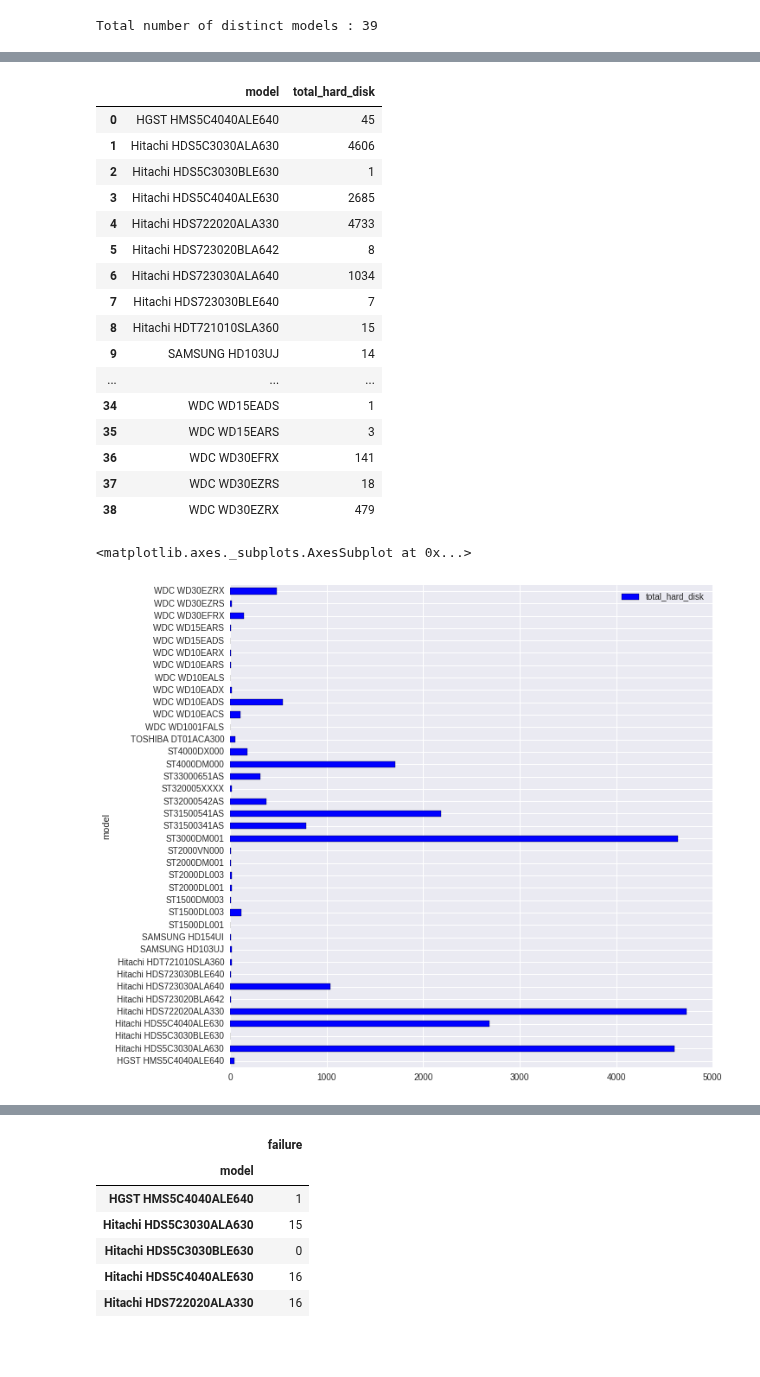
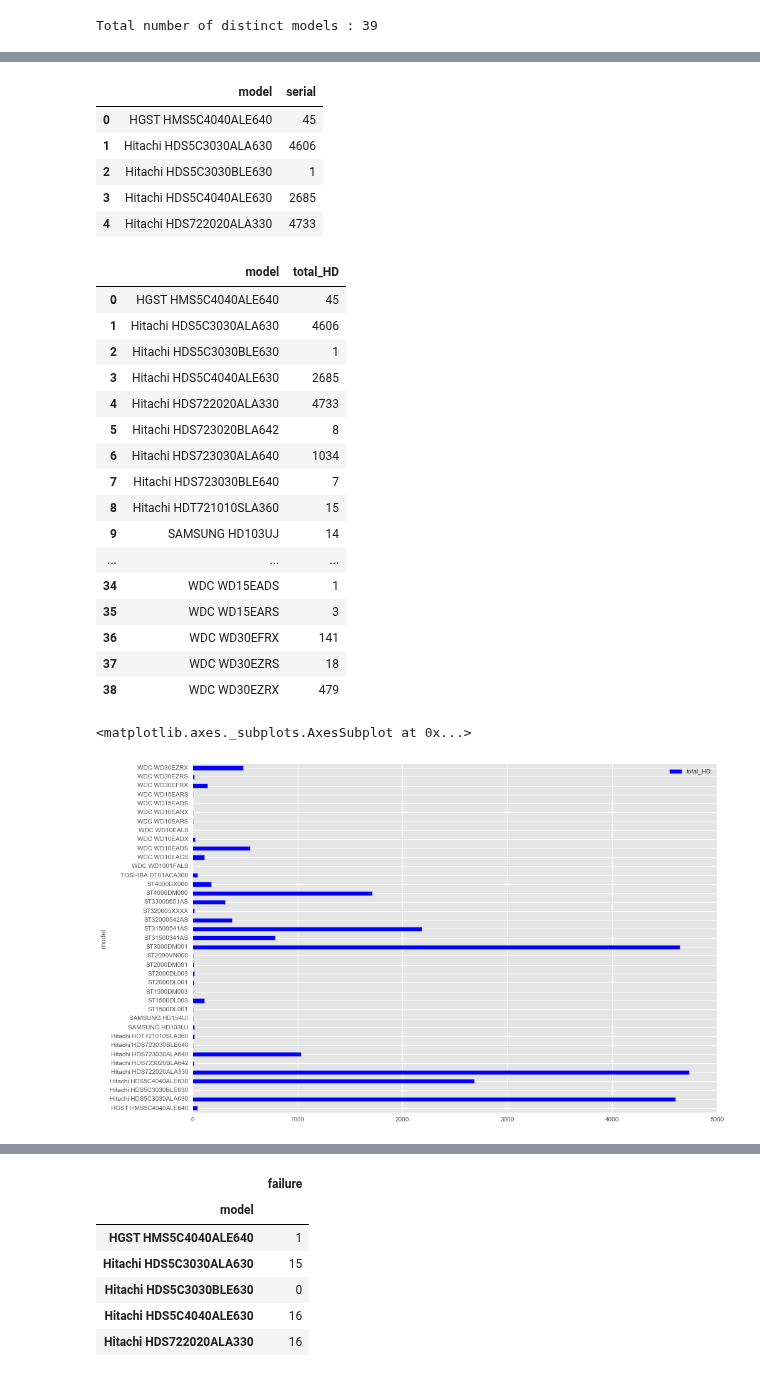
Before and after one commit to ababook/intro-python-data-science, a Jupyter notebook: hard-disk/Explore.ipynb, the cells around one changed output, grey strips where cells are left out. Saved outputs shown, nothing was run; the diff lists cells and outputs as text; code cells hidden in the pictures; blank space fills up the shorter version.

```diff
--- a/hard-disk/Explore.ipynb
+++ b/hard-disk/Explore.ipynb
@@ -23,2 +25,2 @@ import os
 # %%
-data_df = pd.read_csv('data/data.csv')
+df = pd.read_csv('data/data.csv')
@@ -90,5 +83,5 @@ Total number of distinct models : 39
 # We see that serial number represents the hard disk and they are related to a model i.e multiple serial numbers belongs
 # to one type of model
 # %%
-total_hard_disk_per_model_df = pd.DataFrame(data_df.groupby(['model']).serial_number.nunique())
+df_model_serial = pd.DataFrame(df.groupby(['model']).serial.nunique())
 # %%
@@ -106,9 +97,20 @@ total_hard_disk_per_model_df = total_hard_disk_per_model_df.reset_index()
+# %%
+df_model_serial = df_model_serial.reset_index()
+# %%
+df_model_serial.head()
+# %% [output]
+|  | model | serial |
+| 0 | HGST HMS5C4040ALE640 | 45 |
+| 1 | Hitachi HDS5C3030ALA630 | 4606 |
+| 2 | Hitachi HDS5C3030BLE630 | 1 |
+| 3 | Hitachi HDS5C4040ALE630 | 2685 |
+| 4 | Hitachi HDS722020ALA330 | 4733 |
 # %%
-total_hard_disk_per_model_df.columns = ['model','total_hard_disk']
+df_model_serial.columns = ['model','total_HD']
 # %%
-total_hard_disk_per_model_df.head(39)
+df_model_serial.head(39)
 # %% [output]
-|  | model | total_hard_disk |
+|  | model | total_HD |
 | 0 | HGST HMS5C4040ALE640 | 45 |
 | 1 | Hitachi HDS5C3030ALA630 | 4606 |
 | 2 | Hitachi HDS5C3030BLE630 | 1 |
@@ -126,10 +128,10 @@ total_hard_disk_per_model_df.head(39)
 | 37 | WDC WD30EZRS | 18 |
 | 38 | WDC WD30EZRX | 479 |
 # %%
-total_hard_disk_per_model_df.plot(kind="barh",x="model",y="total_hard_disk",figsize=(10,10))
+df_model_serial.plot(kind="barh",x="model",y="total_HD")
 # %% [output]
 <matplotlib.axes._subplots.AxesSubplot at 0x...>
-[figure, old version]
+[figure, new version]
 # %%
 # Sort and plot
 # %%
```
Also changed, not shown: parts of 122 cells of this notebook.
